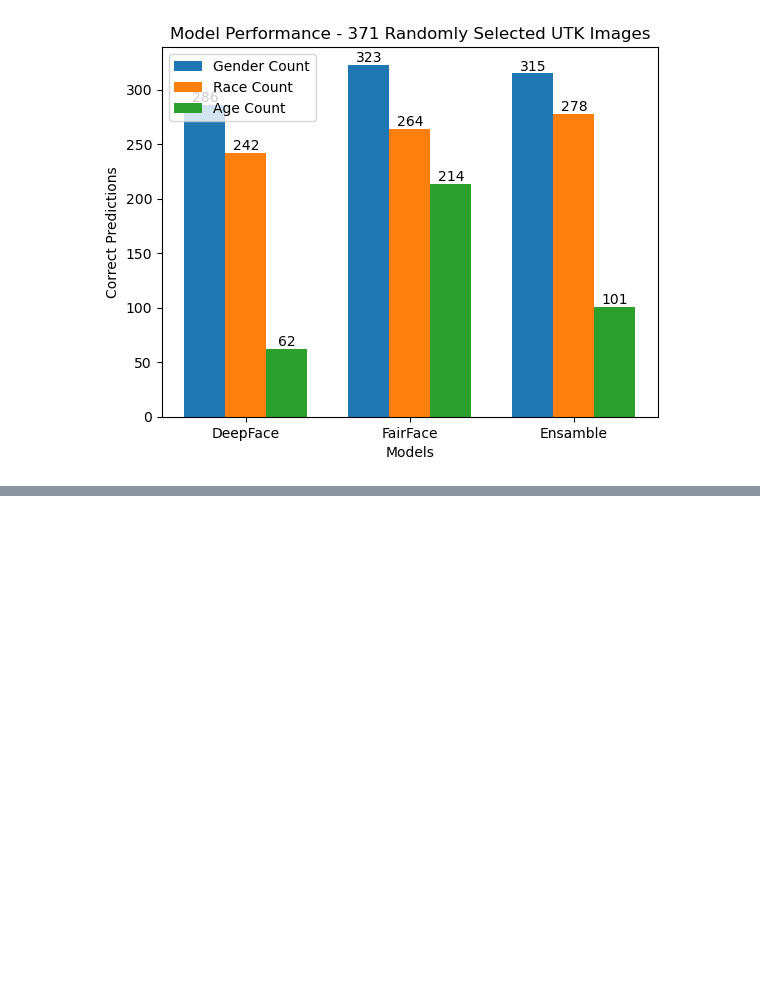
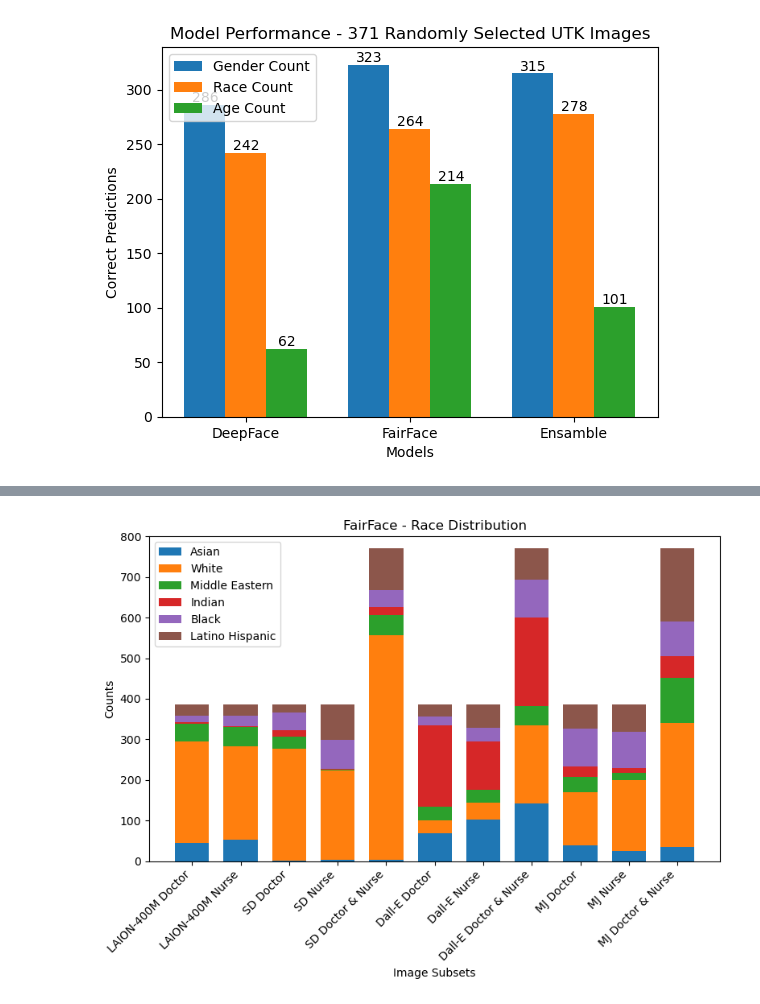
Before and after one commit to Jer0me123/FYP, a Jupyter notebook: Testing/FYP - FullPipeline.ipynb, the cells around one changed output, grey strips where cells are left out. Cells and saved outputs as stored; diff of their text form; code cells hidden in the pictures; blank space fills up the shorter version.

```diff
--- a/Testing/FYP - FullPipeline.ipynb
+++ b/Testing/FYP - FullPipeline.ipynb
@@ -1946,0 +1995,69 @@ plt.show()
+# %%
+import matplotlib.pyplot as plt
+import numpy as np
+
+# Data
+labels = ['LAION-400M Doctor', 'LAION-400M Nurse', 'SD Doctor', 'SD Nurse', 'SD Doctor & Nurse', 'Dall-E Doctor', 'Dall-E Nurse', 'Dall-E Doctor & Nurse', 'MJ Doctor', 'MJ Nurse', 'MJ Doctor & Nurse']
+# FairFace
+asian_counts = [44,53,2,3,4,68,103,141,39,25,34]
+white_counts = [250,230,274,221,552,33,41,194,131,174,306]
+middle_eastern_counts = [45,47,30,1,50,32,32,47,37,19,112]
+indian_counts = [4,3,16,3,21,201,119,219,27,11,54]
+black_counts = [16,25,44,71,40,22,34,92,92,90,84]
+latino_hispanic_counts = [26,27,19,86,103,29,56,77,59,66,180]
+
+# DeepFace
+# asian_counts = [68,78,6,11,34,80,139,166,61,40,59]
+# white_counts = [266,247,301,262,589,61,55,203,154,223,452]
+# middle_eastern_counts = [15,23,22,3,30,46,38,103,38,5,99]
+# indian_counts = [2,0,5,0,5,108,50,80,3,1,5]
+# black_counts = [11,19,40,61,23,17,28,91,78,71,69]
+# latino_hispanic_counts = [23,18,11,48,89,73,75,127,51,45,86]
+
+# Arrange data for plotting
+bar_width = 0.7
+index = np.arange(len(labels))
+
+# Plot
+fig, ax = plt.subplots(figsize=(8, 6))
+
+# Plot bars for male counts
+rects1 = ax.bar(index, asian_counts, bar_width, label='Asian')
+
+bottom_vals_0 = asian_counts
+rects2 = ax.bar(index, white_counts, bar_width, bottom=bottom_vals_0, label='White')
+
+bottom_vals_1 = [x + y for x, y in zip(bottom_vals_0, white_counts)]
+rects3 = ax.bar(index, middle_eastern_counts, bar_width, bottom=bottom_vals_1, label='Middle Eastern')
+
+bottom_vals_2 = [x + y for x, y in zip(bottom_vals_1, middle_eastern_counts)]
+rects4 = ax.bar(index, indian_counts, bar_width, bottom=bottom_vals_2, label='Indian')
+
+bottom_vals_3 = [x + y for x, y in zip(bottom_vals_2, indian_counts)]
+rects5 = ax.bar(index, black_counts, bar_width, bottom=bottom_vals_3, label='Black')
+
+bottom_vals_4 = [x + y for x, y in zip(bottom_vals_3, black_counts)]
+rects6 = ax.bar(index, latino_hispanic_counts, bar_width, bottom=bottom_vals_4, label='Latino Hispanic')
+
+bottom_vals_5 = [x + y for x, y in zip(bottom_vals_4, latino_hispanic_counts)]
+
+# Add labels, title, and legend
+ax.set_xlabel('Image Subsets')
+ax.set_ylabel('Counts')
+ax.set_title('FairFace - Race Distribution')
+ax.set_xticks(index)
+ax.set_xticklabels(labels, rotation=45, ha='right')
+ax.legend(loc='upper left')
+ax.set_ylim(0, 800)
+
+# for idx, rects in enumerate([rects1, rects2, rects3, rects4, rects5, rects6]):
+#     heights = [bottom_vals_0, bottom_vals_1, bottom_vals_2, bottom_vals_3, bottom_vals_4, bottom_vals_5]
+#     for index, rect in enumerate(rects):
+#         height = rect.get_height()
+#         plt.text(rect.get_x() + rect.get_width() / 2, heights[idx][index], height, ha='center', va='bottom')
+
+
+plt.tight_layout()
+plt.show()
+# %% [output]
+[figure, added]
```
Also changed, not shown: parts of 3 cells of this notebook, 12 other files.
